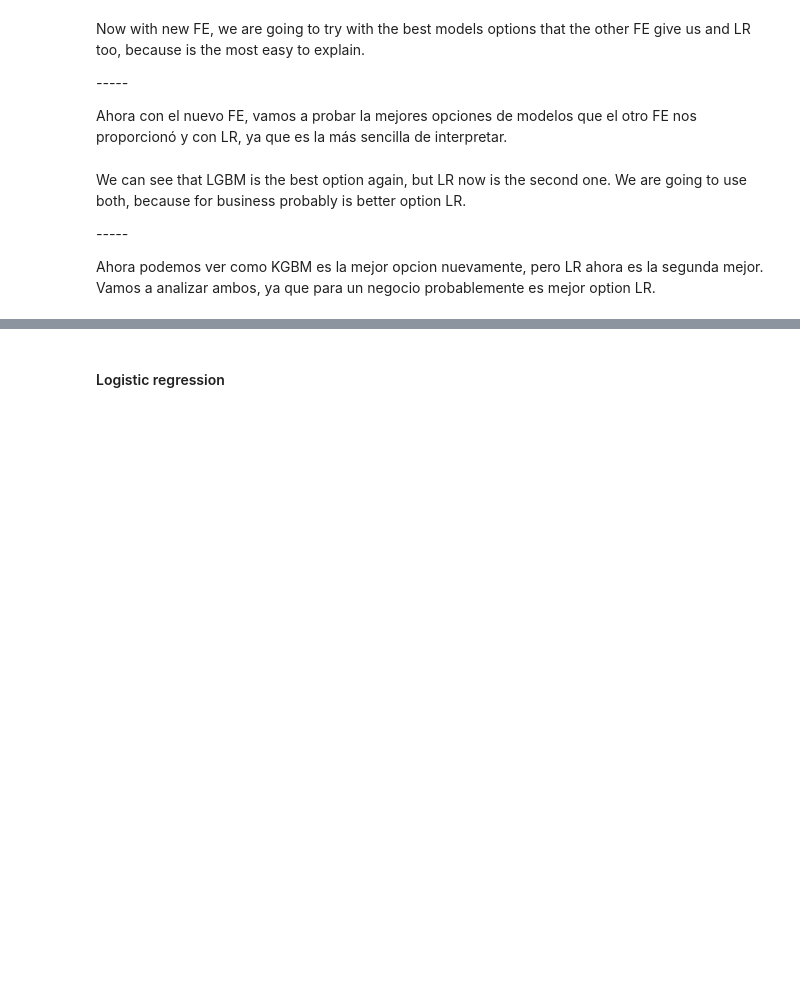
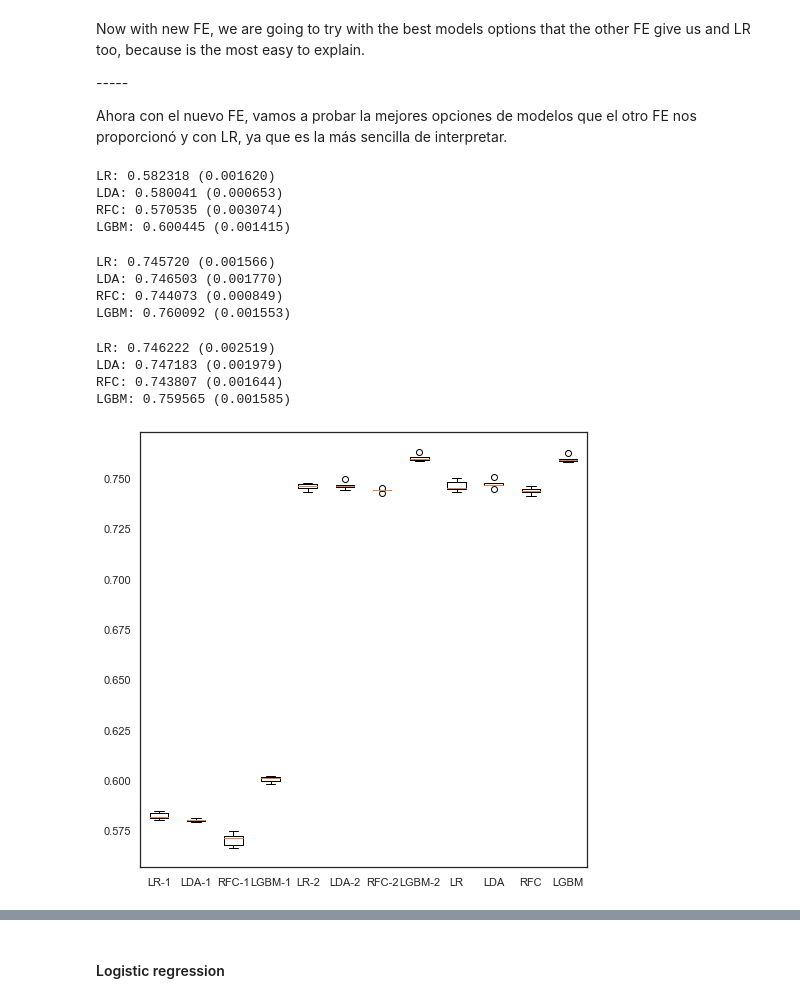
Before and after one commit to bereamanuel/Ritchter-s-predictors, a Jupyter notebook: jupyter/dataAnalisis.ipynb, the cells around one changed output, grey strips where cells are left out. Cells and saved outputs as stored; diff of their text form; code cells hidden in the pictures; blank space fills up the shorter version.

```diff
--- a/jupyter/dataAnalisis.ipynb
+++ b/jupyter/dataAnalisis.ipynb
@@ -1893,6 +1893,12 @@ binary = ['has_secondary_use',
         'has_superstructure_timber']
 # %%
 X_train, X_test, y_train, y_test = train_test_split(df.drop(columns = [target]), df[target],random_state = 1995)
+# %%
+X1_train, X1_test, y1_train, y1_test = train_test_split(df.drop(columns = [target,'prob1_geo1','prob1_geo2','prob1_geo3','prob2_geo1','prob2_geo2','prob2_geo3','prob3_geo1','prob3_geo2','prob3_geo3']), df[target],random_state = 1995)
+# %%
+X2_train, X2_test, y2_train, y2_test = train_test_split(df.drop(columns = [target,'clusters_0', 'clusters_1', 'clusters_10', 'clusters_11', 'clusters_2',
+                'clusters_3', 'clusters_4', 'clusters_5', 'clusters_6', 'clusters_7',
+                'clusters_8', 'clusters_9']), df[target],random_state = 1995)
 # %% [markdown]
 #### First aproximation
 # %%
@@ -1908,25 +1914,55 @@ Now with new FE, we are going to try with the best models options that the other
 *-----*
 
 Ahora con el nuevo FE, vamos a probar la mejores opciones de modelos que el otro FE nos proporcionó y con LR, ya que es la más sencilla de interpretar.
+# %%
+results = []
+names = []
+metric = 'f1_micro'
+
+for name, model in models:
+
+    cv_results = cross_val_score(model, X1_train, y1_train, cv =5, scoring = metric)
+
+    msg = "%s: %f (%f)" % (name, cv_results.mean(), cv_results.std())
+    print(msg)
+
+    results.append(cv_results)
+    names.append(f"{name}-1")
+# %% [output]
+LR: 0.582318 (0.001620)
+LDA: 0.580041 (0.000653)
+RFC: 0.570535 (0.003074)
+LGBM: 0.600445 (0.001415)
+# %%
+for name, model in models:
+
+    cv_results = cross_val_score(model, X2_train, y2_train, cv =5, scoring = metric)
+
+    msg = "%s: %f (%f)" % (name, cv_results.mean(), cv_results.std())
+    print(msg)
+
+    results.append(cv_results)
+    names.append(f"{name}-2")
+# %% [output]
+LR: 0.745720 (0.001566)
+LDA: 0.746503 (0.001770)
+RFC: 0.744073 (0.000849)
+LGBM: 0.760092 (0.001553)
 # %%
-results = []
-names = []
-metric = 'f1_micro'
-
 for name, model in models:
 
-    cv_results = cross_val_score(model, X_train, y_train, cv =10, scoring = metric)
+    cv_results = cross_val_score(model, X_train, y_train, cv =5, scoring = metric)
 
     msg = "%s: %f (%f)" % (name, cv_results.mean(), cv_results.std())
     print(msg)
 
     results.append(cv_results)
     names.append(name)
 
 boxplots_algorithms(results, names)
+# %% [output]
+LR: 0.746222 (0.002519)
+LDA: 0.747183 (0.001979)
+RFC: 0.743807 (0.001644)
+LGBM: 0.759565 (0.001585)
+[figure, added]
-# %% [markdown]
-We can see that LGBM is the best option again, but LR now is the second one. We are going to use both, because for business probably is better option LR.
-
-*-----*
-
-Ahora podemos ver como KGBM es la mejor opcion nuevamente, pero LR ahora es la segunda mejor. Vamos a analizar ambos, ya que para un negocio probablemente es mejor option LR.
```
Also changed, not shown: parts of 10 cells of this notebook.
